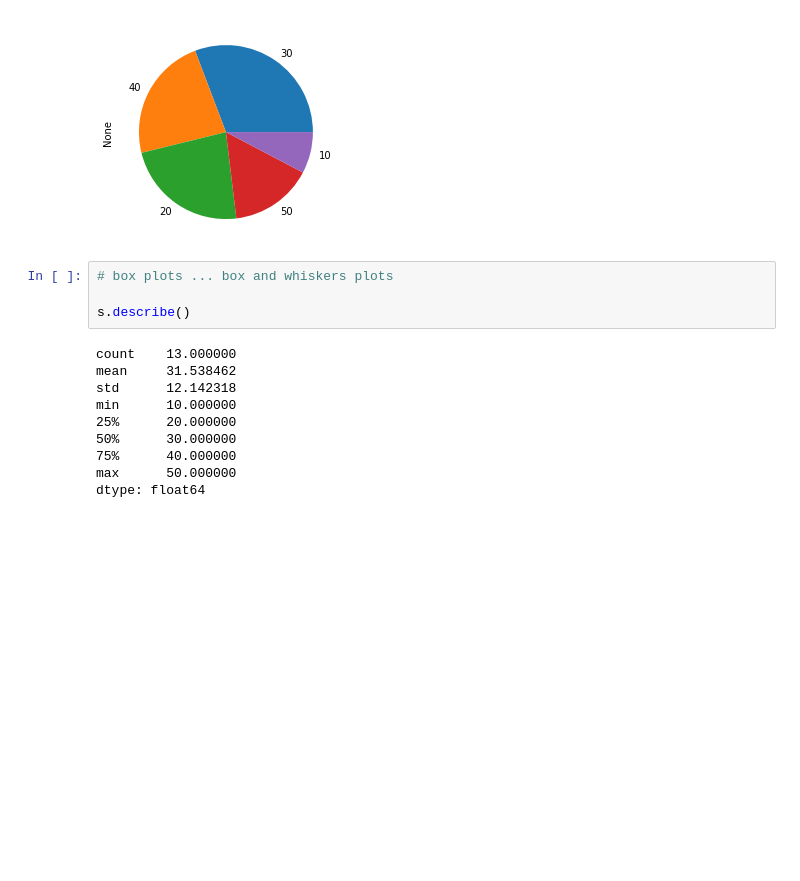
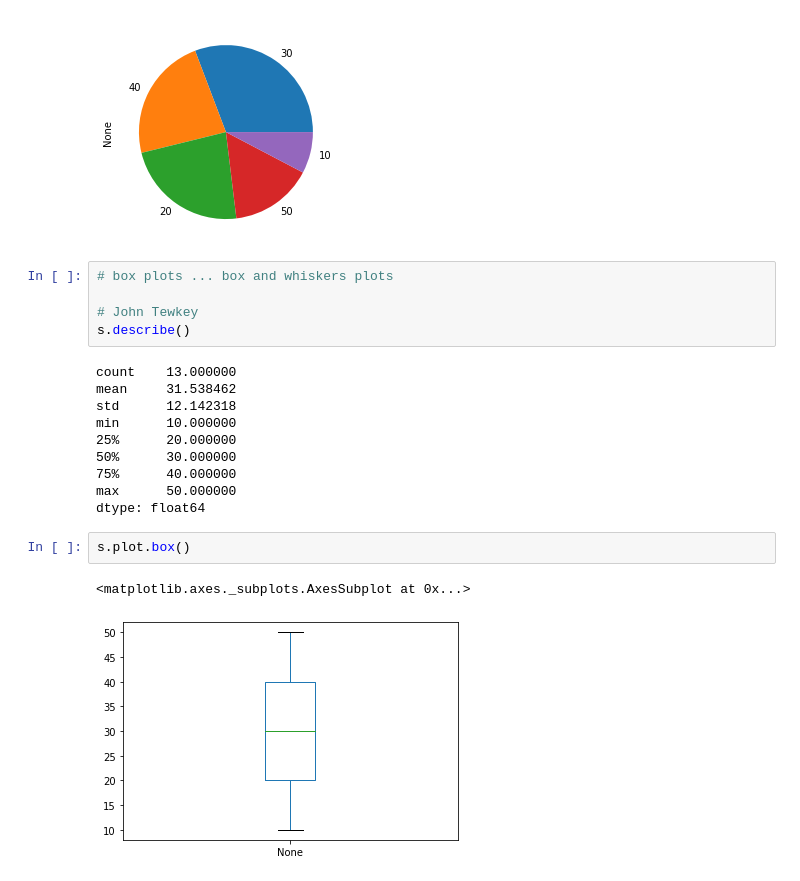
Before and after one commit to consmith2/cisco-2020-june, a Jupyter notebook: Cisco 2020 June 23.ipynb, the cells around one changed output. Saved outputs shown, nothing was run; the diff lists cells and outputs as text; blank space fills up the shorter version.

```diff
--- a/Cisco 2020 June 23.ipynb
+++ b/Cisco 2020 June 23.ipynb
@@ -357,6 +357,7 @@ s.value_counts().plot.pie()
 # %%
 # box plots ... box and whiskers plots
 
+# John Tewkey
 s.describe()
 # %% [output]
 count    13.000000
@@ -368,3 +369,8 @@ min      10.000000
 75%      40.000000
 max      50.000000
 dtype: float64
+# %%
+s.plot.box()
+# %% [output]
+<matplotlib.axes._subplots.AxesSubplot at 0x...>
+[figure, added]
```
Also changed, not shown: parts of 4 cells of this notebook.
